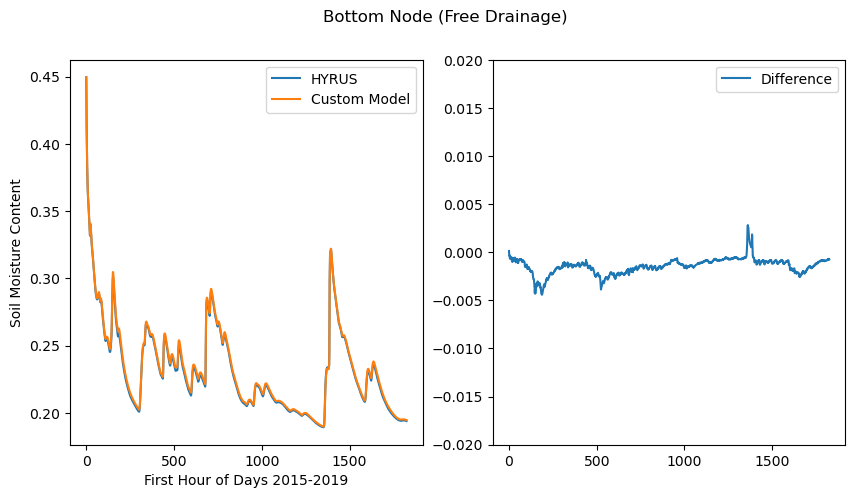
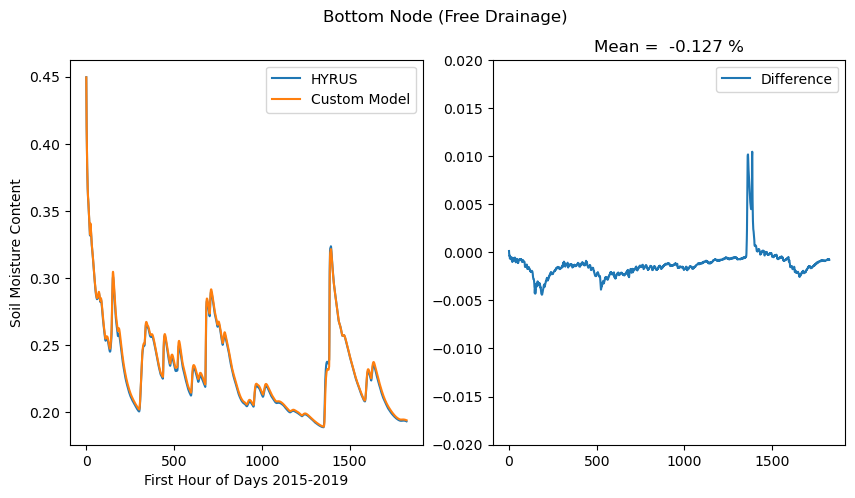
The notebook cell's code change between the first figure and the second:
--- before
+++ after
@@ -12,4 +12,5 @@
 axs[1].plot(theta_hydrus-theta_custom,label='Difference')
 axs[1].set_ylim([-0.02,0.02])
+axs[1].set_title(f'Mean =  {np.mean(theta_hydrus-theta_custom)* 100:.3f} %')
 #plt.plot(theta_custom,label='Custom Model')
 axs[0].set_xlabel('First Hour of Days 2015-2019')

Commit: LUT table implementation